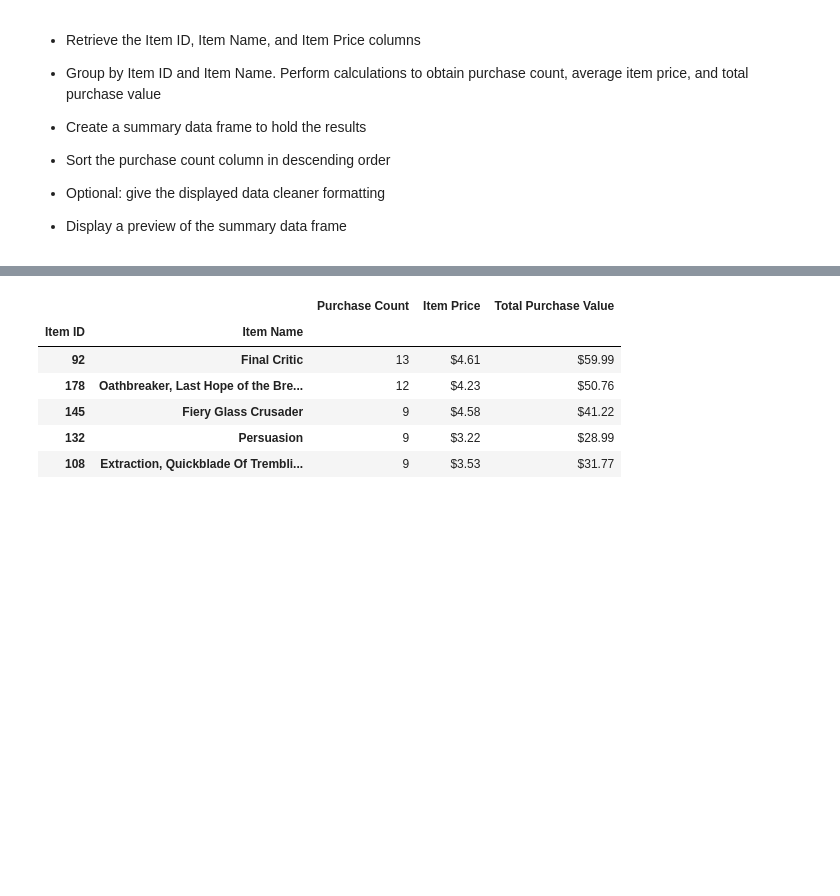
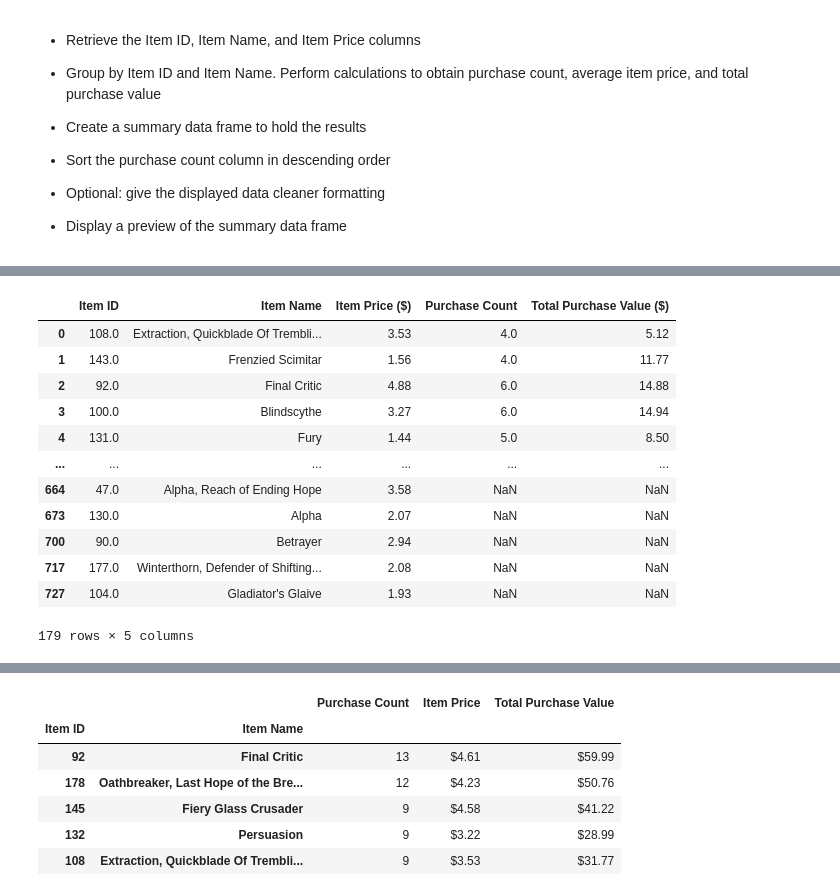
Before and after one commit to JMazick/pandas-challenge, a Jupyter notebook: HeroesOfPymoli/HeroesOfPymoli_starter.ipynb, the cells around one changed output, grey strips where cells are left out. Saved outputs shown, nothing was run; the diff lists cells and outputs as text; code cells hidden in the pictures; blank space fills up the shorter version.

Commit message:
add most popular items analysis

```diff
--- a/HeroesOfPymoli/HeroesOfPymoli_starter.ipynb
+++ b/HeroesOfPymoli/HeroesOfPymoli_starter.ipynb
@@ -614,0 +631,7 @@ combined_top_spenders
+# %%
+most_popular_items = purchase_data[['Item ID', 'Price']]
+most_popular_items = most_popular_items.groupby('Item ID').sum()
+most_popular_items = most_popular_items.rename(columns={"Price": "Total Purchase Value ($)"})
+
+# most_popular_items['Total Purchase Value ($)'] = most_popular_items.loc('Item Name').sum()
+most_popular_items
@@ -614,0 +653,7 @@ combined_top_spenders
+# %%
+items = purchase_data[['Item ID', 'Item Name', 'Price']]
+items = items.rename(columns={"Price": "Item Price ($)"})
+
+items = items.drop_duplicates(subset=['Item ID'])
+
+items
@@ -614,0 +674,6 @@ combined_top_spenders
+# %%
+items_count = purchase_data[['Item ID', 'Purchase ID']]
+items_count = items_count.rename(columns={"Purchase ID": "Purchase Count"})
+
+items_count = items_count.groupby('Item ID').count()
+items_count
@@ -614,0 +695,17 @@ combined_top_spenders
+# %%
+most_popular_items = pd.concat([items, items_count, most_popular_items], axis=1).reindex(items.index)
+most_popular_items
+# %% [output]
+|  | Item ID | Item Name | Item Price ($) | Purchase Count | Total Purchase Value ($) |
+| 0 | 108.0 | Extraction, Quickblade Of Trembli... | 3.53 | 4.0 | 5.12 |
+| 1 | 143.0 | Frenzied Scimitar | 1.56 | 4.0 | 11.77 |
+| 2 | 92.0 | Final Critic | 4.88 | 6.0 | 14.88 |
+| 3 | 100.0 | Blindscythe | 3.27 | 6.0 | 14.94 |
+| 4 | 131.0 | Fury | 1.44 | 5.0 | 8.50 |
+| ... | ... | ... | ... | ... | ... |
+| 664 | 47.0 | Alpha, Reach of Ending Hope | 3.58 | NaN | NaN |
+| 673 | 130.0 | Alpha | 2.07 | NaN | NaN |
+| 700 | 90.0 | Betrayer | 2.94 | NaN | NaN |
+| 717 | 177.0 | Winterthorn, Defender of Shifting... | 2.08 | NaN | NaN |
+| 727 | 104.0 | Gladiator's Glaive | 1.93 | NaN | NaN |
+179 rows × 5 columns
```
Also changed, not shown: parts of 7 cells of this notebook.
